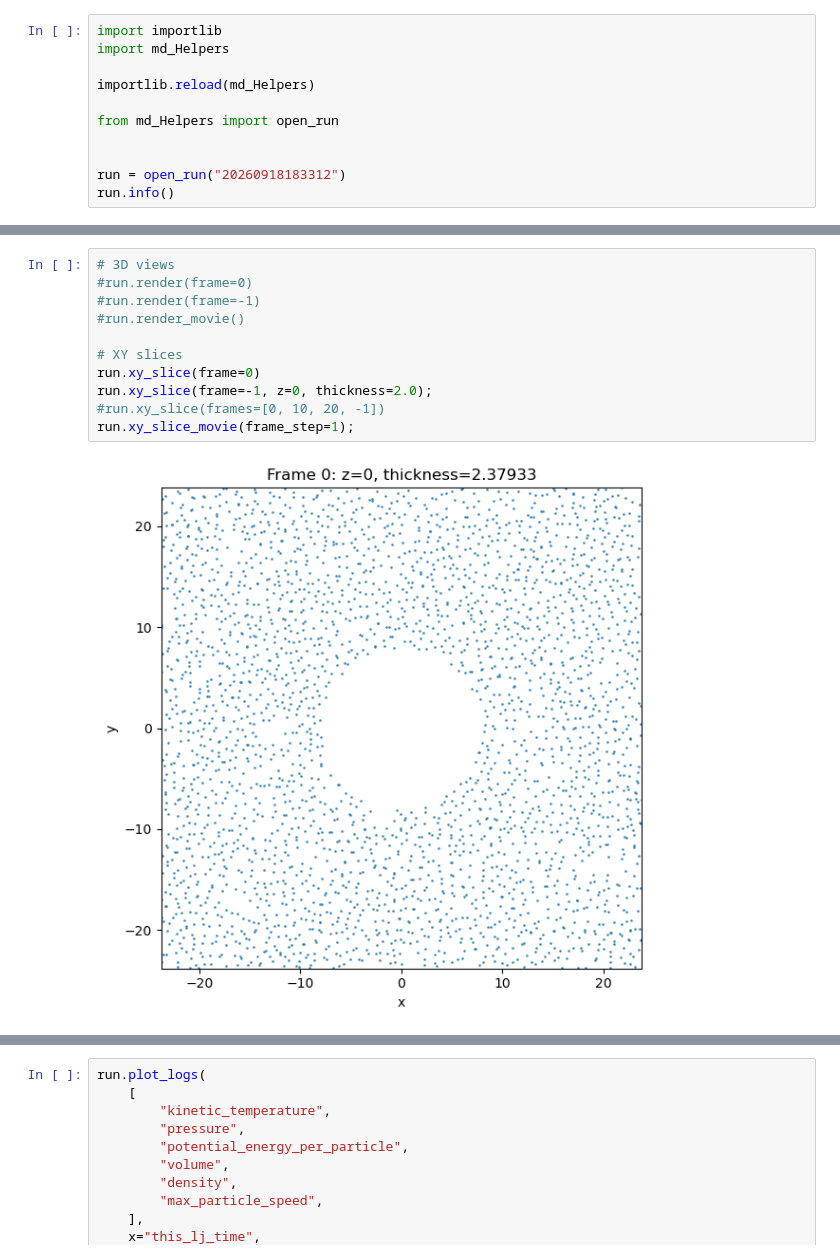
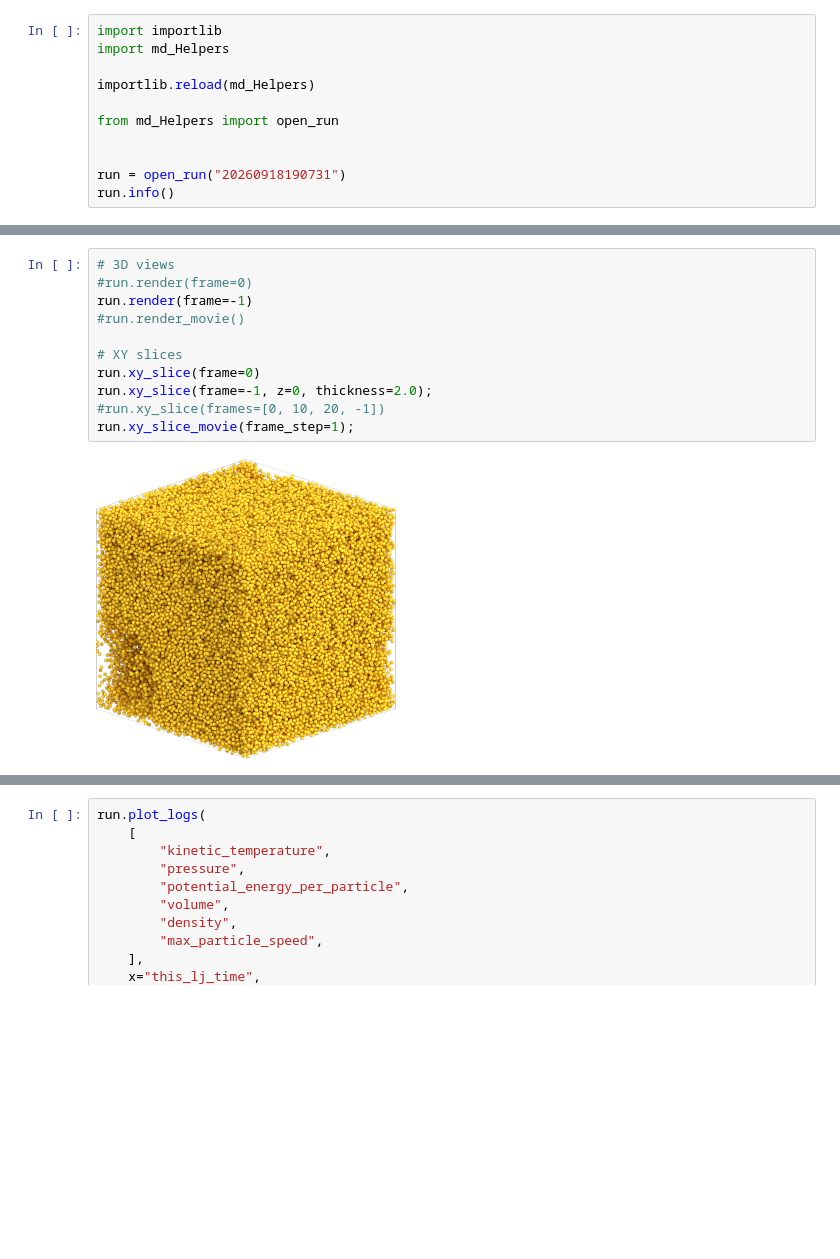
Before and after one commit to SBC-Collaboration/MDsims, a Jupyter notebook: InspectState.ipynb, the cells around one changed output, grey strips where cells are left out. Cells and saved outputs as stored; diff of their text form; blank space fills up the shorter version.

```diff
--- a/InspectState.ipynb
+++ b/InspectState.ipynb
@@ -7,7 +7,7 @@ importlib.reload(md_Helpers)
 from md_Helpers import open_run
 
 
-run = open_run("20260918183312")
+run = open_run("20260918190731")
 run.info()
 # %% [output]
 | Run_ID | Sim_Type | Status | Directory | Trajectory | HDF5 | Frame_Count |
@@ -26,13 +26,13 @@ run.info()
 # %%
 # 3D views
 #run.render(frame=0)
-#run.render(frame=-1)
+run.render(frame=-1)
 #run.render_movie()
 
 # XY slices
 run.xy_slice(frame=0)
 run.xy_slice(frame=-1, z=0, thickness=2.0);
 #run.xy_slice(frames=[0, 10, 20, -1])
 run.xy_slice_movie(frame_step=1);
 # %% [output]
-[figure, old version]
+[figure, new version]
```
Also changed, not shown: parts of 3 cells of this notebook, 17 other files.
